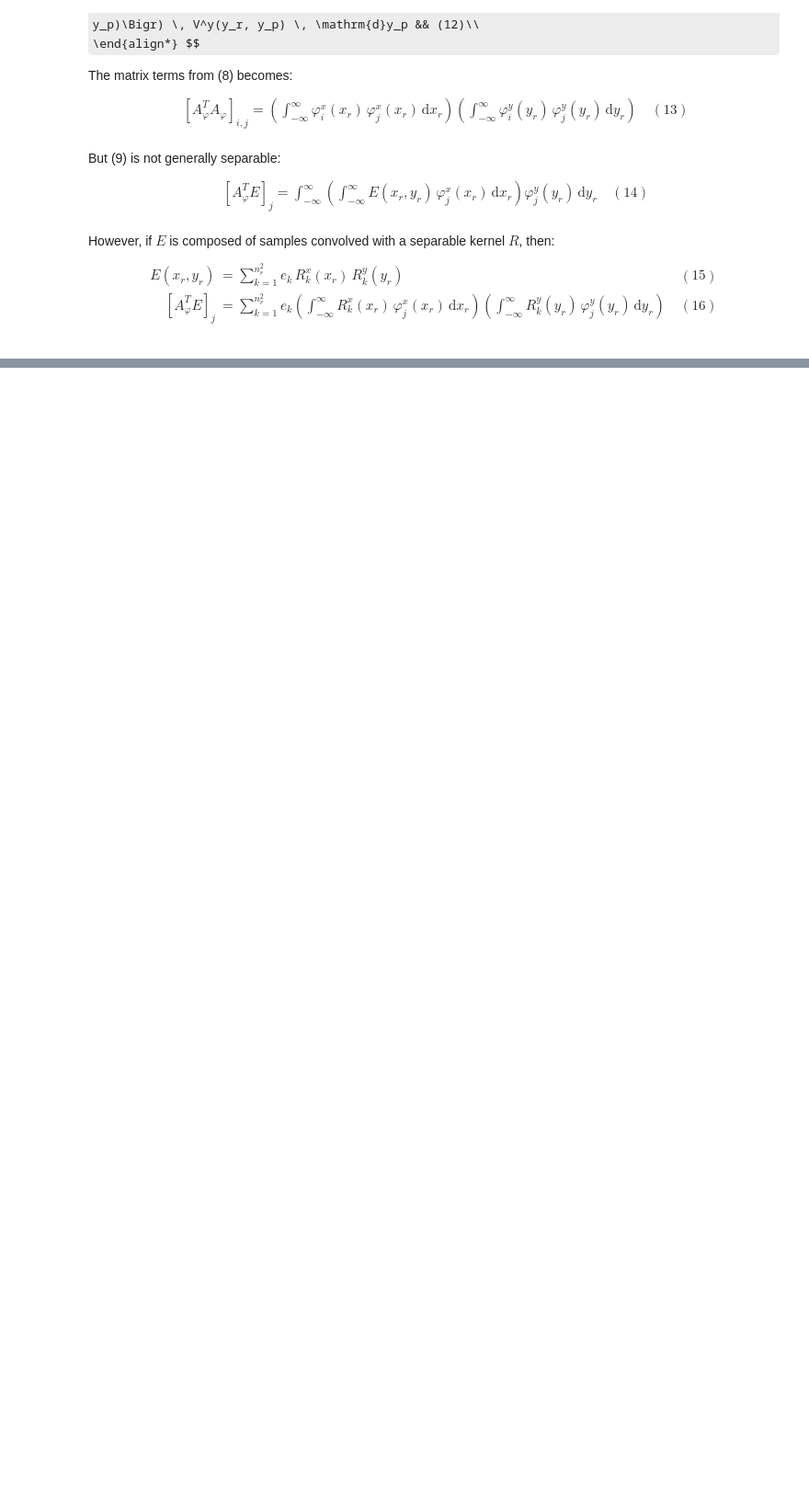
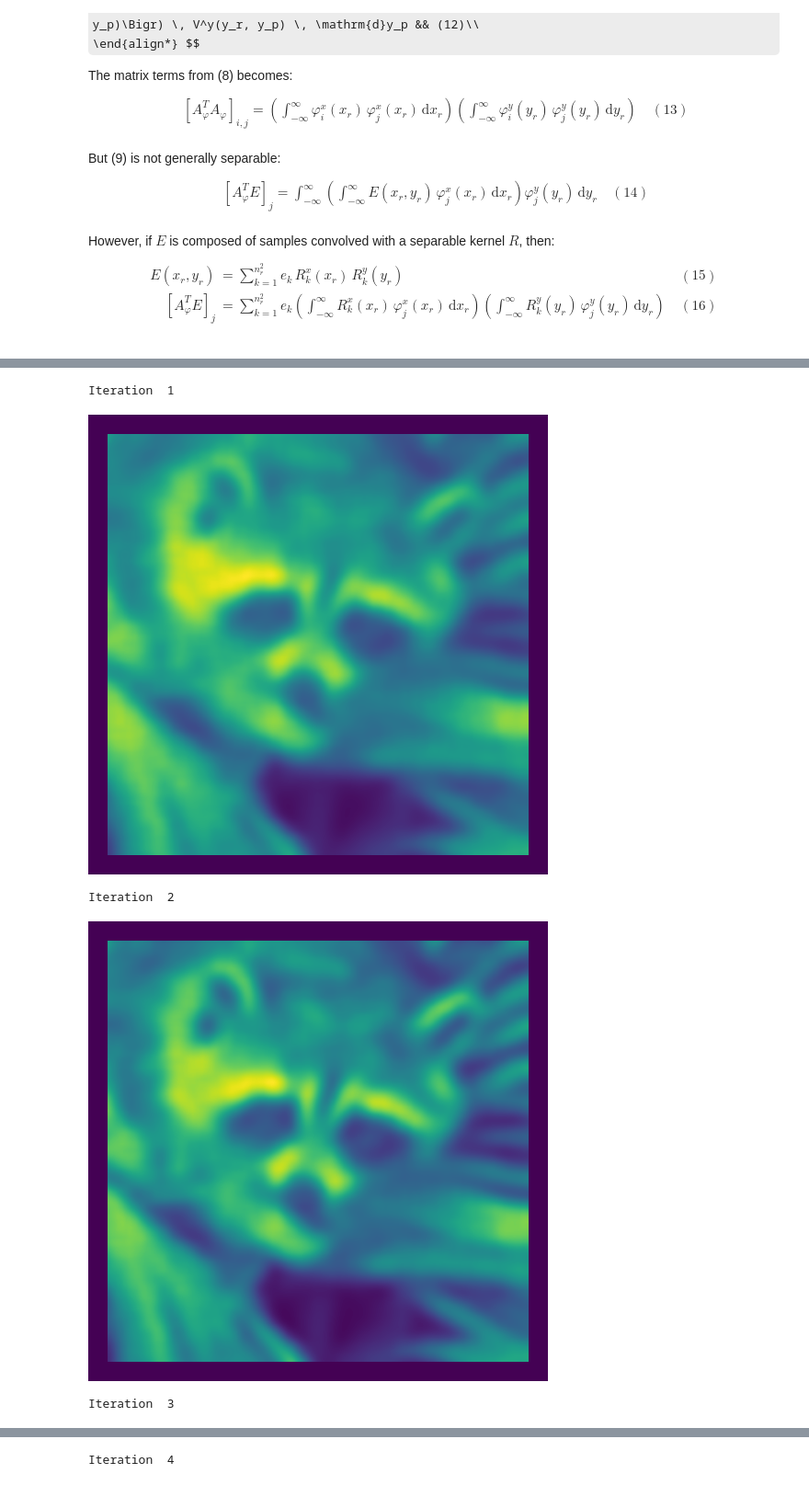
Before and after one commit to raolirom/light-field-prefiltering, a Jupyter notebook: 4d-nnls.ipynb, the cells around one changed output, grey strips where cells are left out. Shown at 92% size. Drawn from its saved outputs; the diff is of its cells as text; code cells hidden in the pictures; some formulas as TeX source; blank space fills up the shorter version.

```diff
--- a/4d-nnls.ipynb
+++ b/4d-nnls.ipynb
@@ -202,7 +234,0 @@ Wall time: 8.57 s
-# %%
-E_samples = misc.face(True).T[-375*2::2, -20::-2] / 255.0
-
-x_r = sampling_lattice(n_r, w_r)
-retina_intervals = x_r[np.newaxis, :] + np.array([-w_r/2, w_r/2])[:, np.newaxis]
-
-display_image(E_samples)
@@ -261,15 +279,0 @@ Computing reconstructed image...
-# %%
-%%time
-print('Computing non-negative reconstructed image...')
-
-x = np.linspace(-4.0, 4.0, num=1000)
-phi_x = np.sum((phi_slopes[..., np.newaxis] * x + phi_heights[..., np.newaxis]) * (x > phi_intervals[0, ..., np.newaxis]) * (x < phi_intervals[1, ..., np.newaxis]), axis=0)
-
-retina_image = np.zeros((1000, 1000))
-for k in range(1000):
-    phy_xy = phi_x[:, np.newaxis, :] * phi_x[np.newaxis, :, np.newaxis, k]
-    retina_image[:, k] = np.sum(phy_xy * nonneg_c[:, :, np.newaxis], axis=(0, 1))
-
-retina_image = np.clip(retina_image, 0.0, 1.0)
-
-display_image(retina_image)
@@ -279,0 +280,25 @@ Wall time: 45.5 s
+# %%
+%%time
+for iteration in range(10):
+    print('Iteration ', iteration+1)
+
+    c_next = cp.zeros(n_selected*n_selected)
+    for i in range(n_selected):
+        for j in range(n_selected):
+            index = i * n_selected + j
+            AtA_4d = (AtA_2d[i, :, np.newaxis] * AtA_2d[j, np.newaxis, :]).reshape(n_selected*n_selected)
+            c_next[index] = c[index] * AtE[index] / (AtA_4d @ c + cp.finfo(c.dtype).eps)
+    c = c_next
+
+    retina_image = np.zeros((500, 500))
+    for k in range(500):
+        phi_xy = (phi_x[:, np.newaxis, :] * phi_x[np.newaxis, :, np.newaxis, k]).reshape(n_selected*n_selected, 500)
+        retina_image[:, k] = cp.sum(phi_xy * c[:, np.newaxis], axis=0).get()
+
+    display_image(retina_image)
+# %% [output]
+Iteration  1
+[figure, added]
+Iteration  2
+[figure, added]
+Iteration  3
@@ -279,0 +306 @@ Wall time: 45.5 s
+Iteration  4
```
Also changed, not shown: parts of 11 cells of this notebook.
